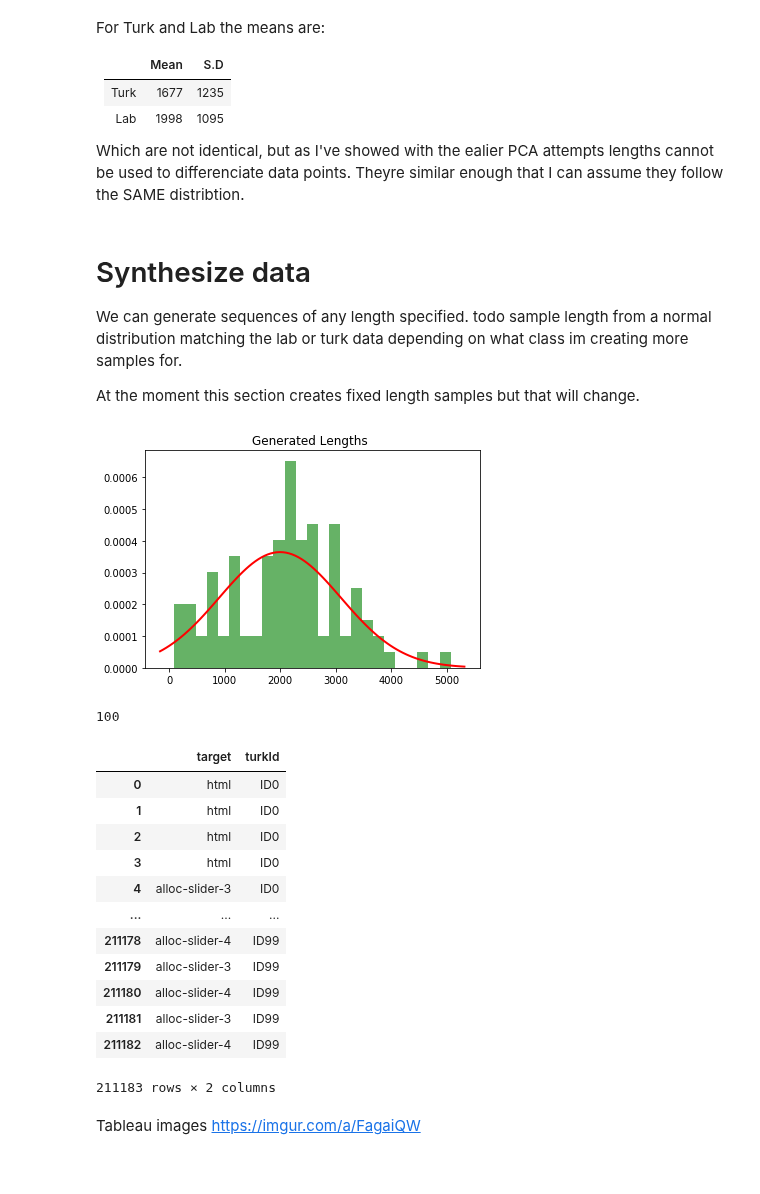
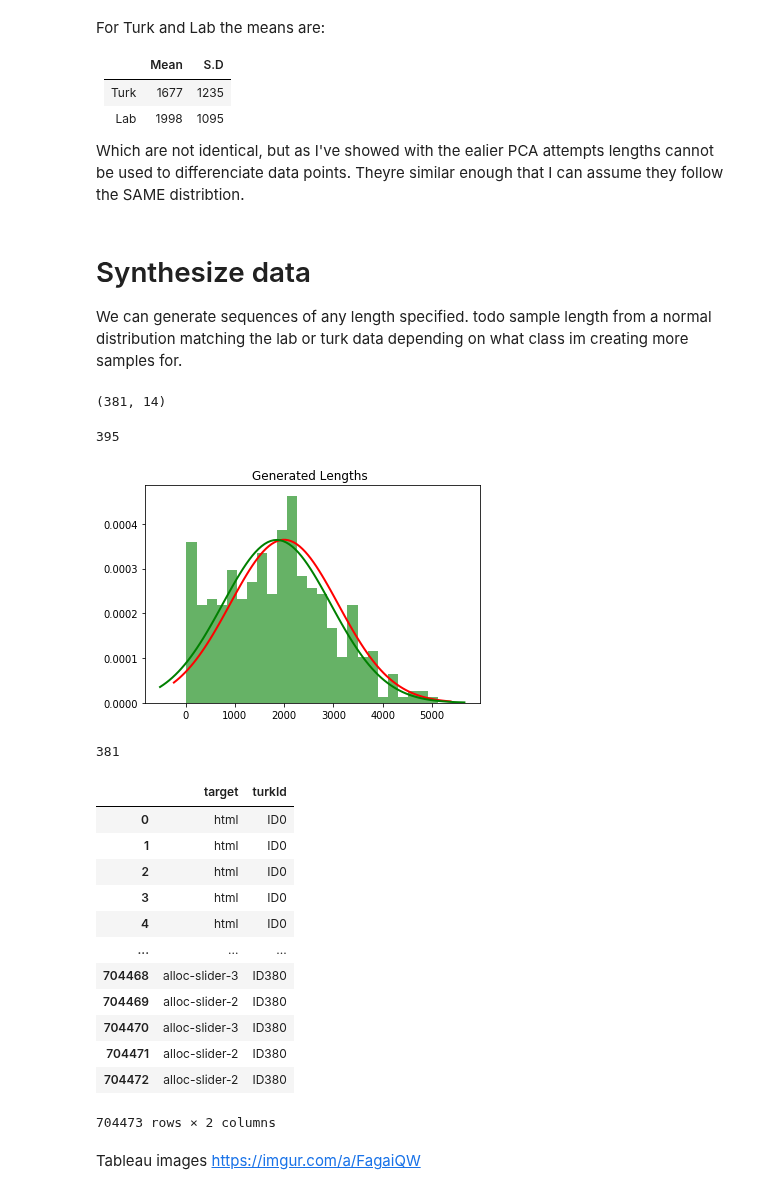
Before and after one commit to DJSaunders1997/Masters-Project, a Jupyter notebook: HMM.ipynb, the cells around one changed output. Drawn from its saved outputs; the diff is of its cells as text; code cells hidden in the pictures.

Commit message:
Generated equal number of lab and turk data

```diff
--- a/HMM.ipynb
+++ b/HMM.ipynb
@@ -762,38 +764,57 @@ Theyre similar enough that I can assume they follow the SAME distribtion.
 # Synthesize data
 We can generate sequences of any length specified.
 todo sample length from a normal distribution matching the lab or turk data depending on what class im creating more samples for.
-
-At the moment this section creates fixed length samples but that will change.
+# %%
+# Shows we need to create 367 (381-14) lab samples to have classes of the same length.
+# OR: synthesize 381 lab datas, then use the actual lab data as my TESTING set.
+len(turk_lengths), len(lab_lengths)
+# %% [output]
+(381, 14)
+# %%
+len(lab_lengths + turk_lengths)
+# %% [output]
+395
 # %%
 # Sample points from distributions of lengths, using their mean, and sd.
 
-num_generated_samples = 100
+num_generated_samples = len(turk_lengths)   # Create enough sampels so classes are equally sized
 
-# Wanna generate lab sequences as thats the smaller class.
-mu, std = norm.fit(lab_lengths)
+# Create gaussian parameters from all data, as there wasnt much difference
+mu, std = norm.fit(turk_lengths + lab_lengths)
 generated_lengths = np.random.normal(loc=mu, scale=std, size=num_generated_samples)   # Creating 300 more samples would make the classes even ish.
 
 # https://stackoverflow.com/a/38406535/11902832
 # Remove negative values, but now its not really a normal distribution
+# TODO: Try a log normal, but wasnt working for me
 generated_lengths = abs(generated_lengths).astype(int)
 # %%
-# See if Lab data follows a distrinution
-
-mu, std = norm.fit(lab_lengths)
+# Shows created data follows pretty much the same distribution as the original data.
 
 plt.hist(generated_lengths, bins=25, density=True, alpha=0.6, color='g')
 
+# Original lab distribution
+mu, std = norm.fit(lab_lengths)
 xmin, xmax = plt.xlim()
 x = np.linspace(xmin, xmax, 100)
 p = norm.pdf(x, mu, std)
 plt.plot(x, p, 'r', linewidth=2)
+
+# New generated distribution
+mu, std = norm.fit(generated_lengths)
+xmin, xmax = plt.xlim()
+x = np.linspace(xmin, xmax, 100)
+p = norm.pdf(x, mu, std)
+plt.plot(x, p, 'g', linewidth=2)
+
 title = "Generated Lengths "
 plt.title(title)
 
 plt.show()
 # %% [output]
-[figure, old version]
+[figure, new version]
 # %%
+# Generate the data. Note this will take a long time.
+
 created_data = []
 for i in generated_lengths:
 
@@ -803,5 +824,5 @@ for i in generated_lengths:
 
 len(created_data)
 # %% [output]
-100
+381
 # %%
@@ -834,14 +855,14 @@ df
 | 1 | html | ID0 |
 | 2 | html | ID0 |
 | 3 | html | ID0 |
-| 4 | alloc-slider-3 | ID0 |
+| 4 | html | ID0 |
 | ... | ... | ... |
-| 211178 | alloc-slider-4 | ID99 |
-| 211179 | alloc-slider-3 | ID99 |
-| 211180 | alloc-slider-4 | ID99 |
-| 211181 | alloc-slider-3 | ID99 |
-| 211182 | alloc-slider-4 | ID99 |
+| 704468 | alloc-slider-3 | ID380 |
+| 704469 | alloc-slider-2 | ID380 |
+| 704470 | alloc-slider-3 | ID380 |
+| 704471 | alloc-slider-2 | ID380 |
+| 704472 | alloc-slider-2 | ID380 |
-211183 rows × 2 columns
+704473 rows × 2 columns
 # %%
 df.to_csv('created_labs.csv')
 # %% [markdown]
```
Also changed, not shown: parts of 19 cells of this notebook, 1 other file.
